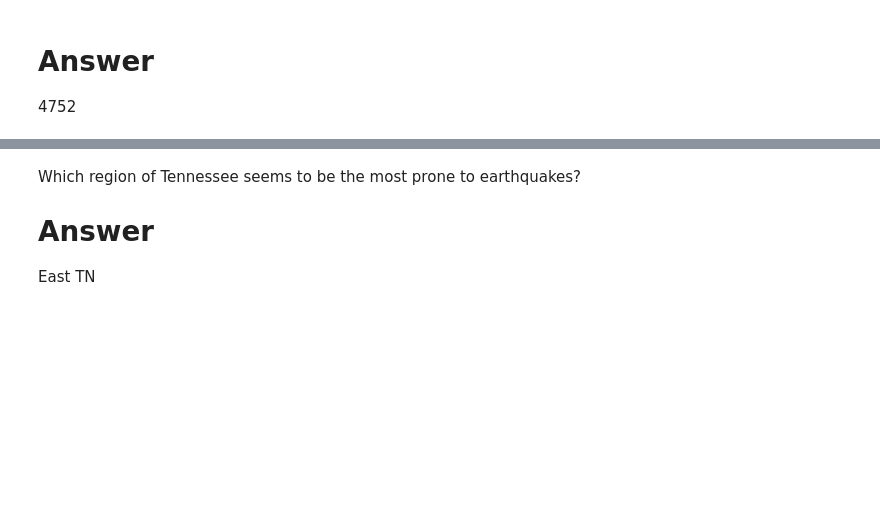
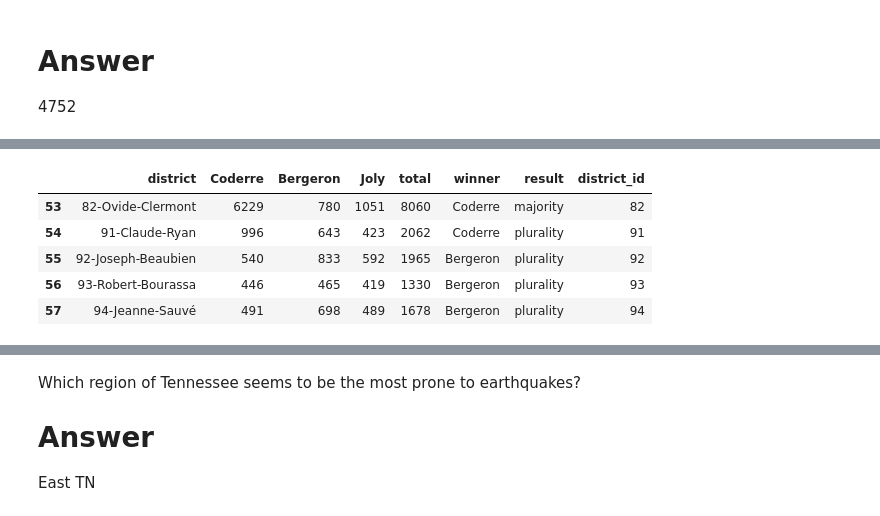
Before and after one commit to nss-data-science-cohort-4/dq3-earthquakes-mst-2-0, a Jupyter notebook: tn_earthquake_analysis.ipynb, the cells around one changed output, grey strips where cells are left out. Drawn from its saved outputs; the diff is of its cells as text; code cells hidden in the pictures; blank space fills up the shorter version.

```diff
--- a/tn_earthquake_analysis.ipynb
+++ b/tn_earthquake_analysis.ipynb
@@ -57,3 +35,5 @@ tn_earthquake.shape
 # %% [markdown]
 # Answer
 4752
+# %%
+df = px.data.election()
@@ -59,0 +58,9 @@ tn_earthquake.shape
+# %%
+df.tail()
+# %% [output]
+|  | district | Coderre | Bergeron | Joly | total | winner | result | district_id |
+| 53 | 82-Ovide-Clermont | 6229 | 780 | 1051 | 8060 | Coderre | majority | 82 |
+| 54 | 91-Claude-Ryan | 996 | 643 | 423 | 2062 | Coderre | plurality | 91 |
+| 55 | 92-Joseph-Beaubien | 540 | 833 | 592 | 1965 | Bergeron | plurality | 92 |
+| 56 | 93-Robert-Bourassa | 446 | 465 | 419 | 1330 | Bergeron | plurality | 93 |
+| 57 | 94-Jeanne-Sauvé | 491 | 698 | 489 | 1678 | Bergeron | plurality | 94 |
```
Also changed, not shown: parts of 17 cells of this notebook.
